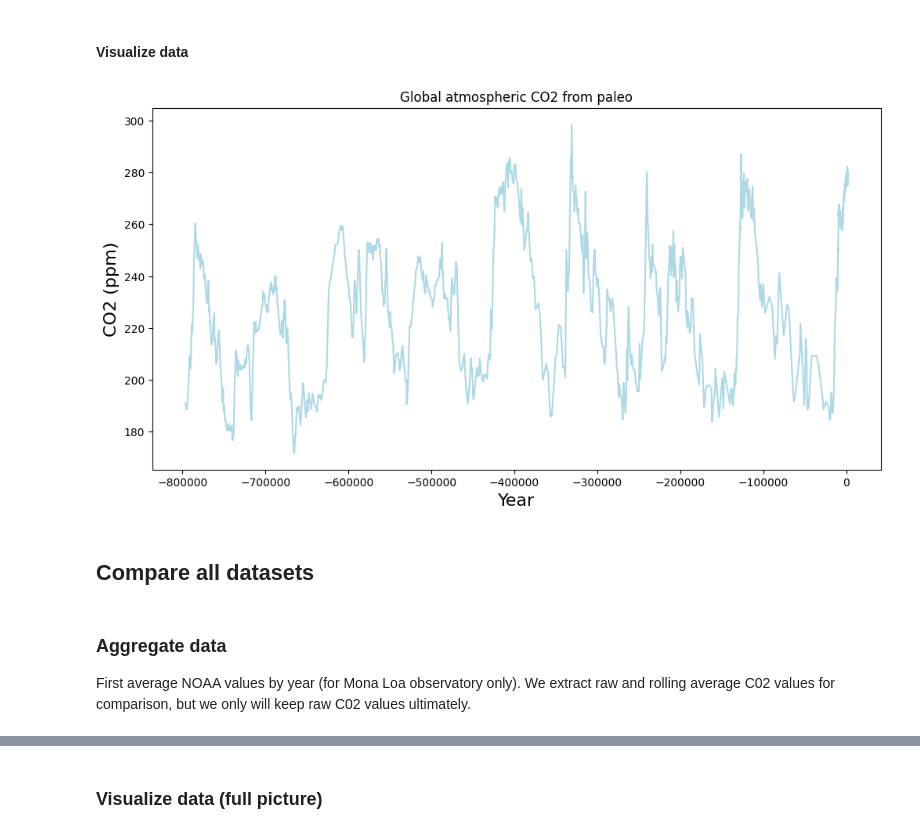
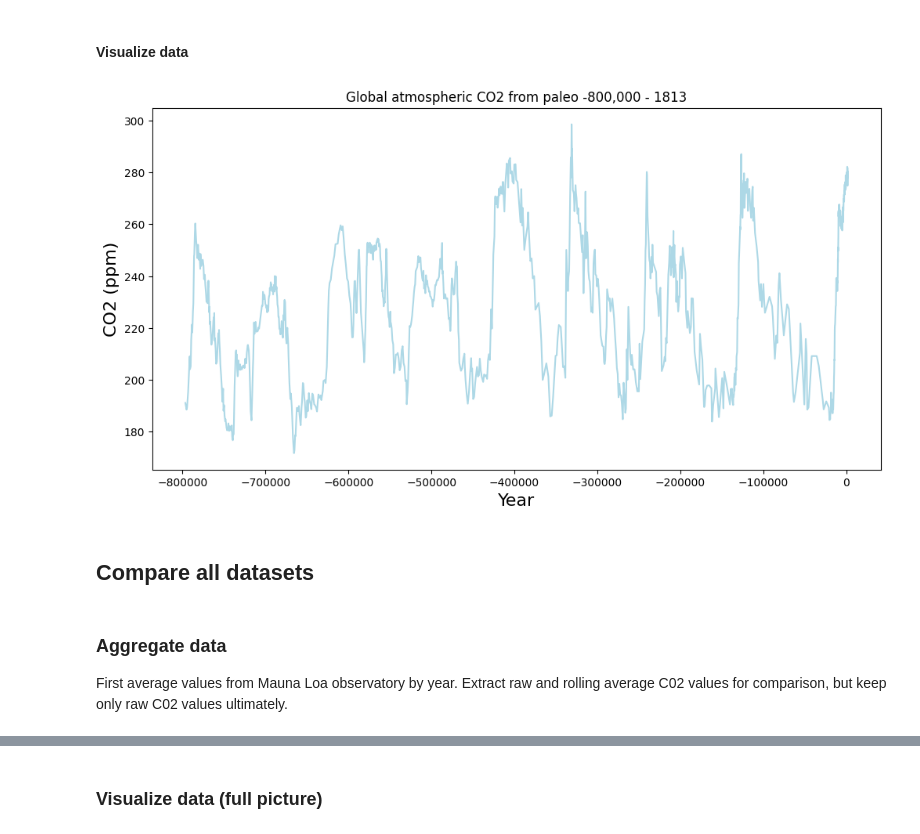
Before and after one commit to pierrepo/CO2-concentration, a Jupyter notebook: climate_change_CO2_analysis.ipynb, the cells around one changed output, grey strips where cells are left out. Drawn from its saved outputs; the diff is of its cells as text; code cells hidden in the pictures.

```diff
--- a/climate_change_CO2_analysis.ipynb
+++ b/climate_change_CO2_analysis.ipynb
@@ -441,8 +445,8 @@ The dataset is:
 filename = "edc3-composite-co2-2008-noaa.txt"
 url = f"https://www.ncei.noaa.gov/pub/data/paleo/icecore/antarctica/epica_domec/{filename}"
 download_data(url, filename)
-df_paleo = pd.read_csv(filename, comment='#', sep='\t', header=0)
-df_paleo.head()
+df_paleo2 = pd.read_csv(filename, comment='#', sep='\t', header=0)
+df_paleo2.head()
 # %% [output]
 File already downloaded: edc3-composite-co2-2008-noaa.txt
 |  | gas_ageBP | CO2 |
@@ -470,6 +474,6 @@ The `gas_ageBP` column correspond to the number of years before present, meaning
 # %%
-df_paleo["Year"] = 1950 - df_paleo["gas_ageBP"]
-df_paleo.head()
+df_paleo2["Year"] = 1950 - df_paleo2["gas_ageBP"]
+df_paleo2.head()
 # %% [output]
 |  | gas_ageBP | CO2 | Year |
 | 0 | 137 | 280.4 | 1813 |
@@ -480,21 +484,20 @@ df_paleo.head()
 # %% [markdown]
 #### Visualize data
 # %%
-plt.figure(figsize=(12, 6))
-plt.plot(df_paleo["Year"],
-         df_paleo["CO2"],
-         color="lightblue")
-plt.title("Global atmospheric CO2 from paleo")
-plt.xlabel("Year", fontsize=16)
-plt.ylabel("CO2 (ppm)", fontsize=16)
-plt.show()
+fig, ax = plt.subplots(figsize=(12, 6))
+ax.plot(df_paleo2["Year"],
+        df_paleo2["CO2"],
+        color="lightblue")
+ax.set_title("Global atmospheric CO2 from paleo -800,000 - 1813")
+ax.set_xlabel("Year", fontsize=16)
+ax.set_ylabel("CO2 (ppm)", fontsize=16);
 # %% [output]
-[figure, old version]
+[figure, new version]
 # %% [markdown]
 ## Compare all datasets
 # %% [markdown]
 ### Aggregate data
 
-First average NOAA values by year (for Mona Loa observatory only). We extract raw and rolling average C02 values for comparison, but we only will keep raw C02 values ultimately.
+First average values from Mauna Loa observatory by year. Extract raw and rolling average C02 values for comparison, but keep only raw C02 values ultimately.
 # %%
 # Select Mona Loa observatory.
```
Also changed, not shown: parts of 51 cells of this notebook.
